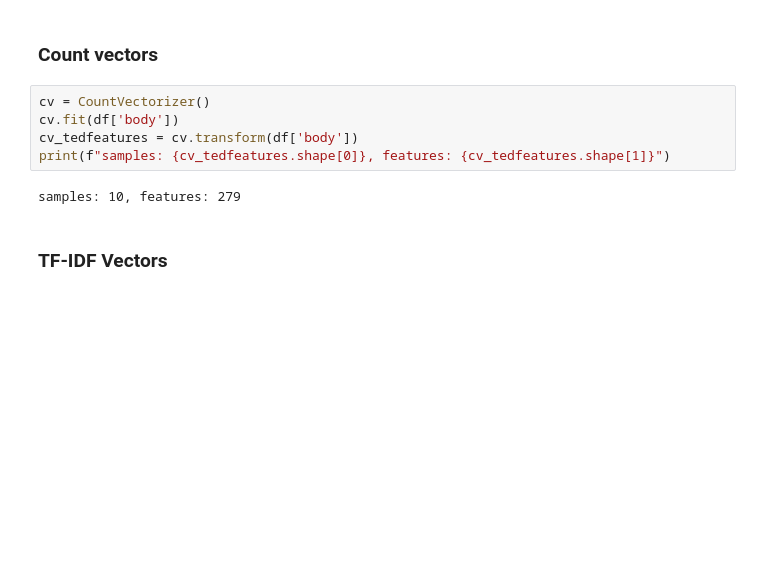
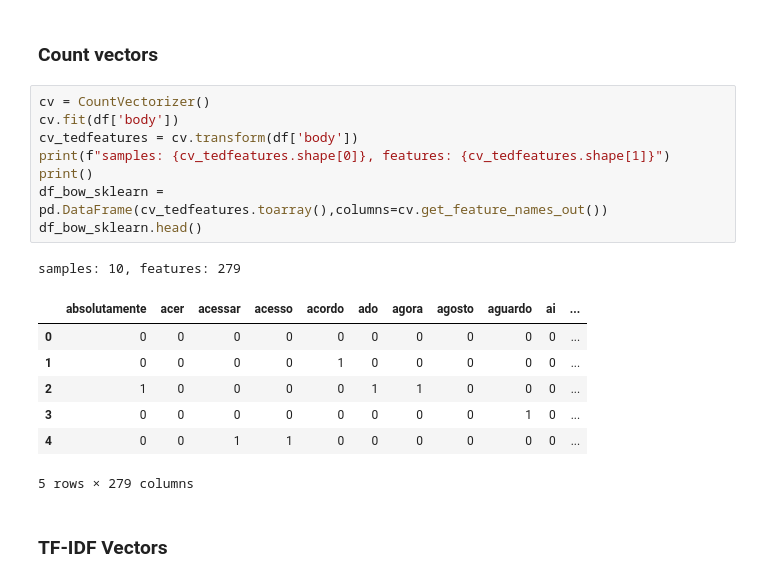
Before and after one commit to mathewsrc/Topic-Modeling-Reclame-Aqui, a Jupyter notebook: Unsupervised_Sentiment_Analysis.ipynb, the cells around one changed output. Saved outputs shown, nothing was run; the diff lists cells and outputs as text; blank space fills up the shorter version.

```diff
--- a/Unsupervised_Sentiment_Analysis.ipynb
+++ b/Unsupervised_Sentiment_Analysis.ipynb
@@ -225,10 +220,20 @@ df['body'][0]
 # %%
 cv = CountVectorizer()
 cv.fit(df['body'])
 cv_tedfeatures = cv.transform(df['body'])
 print(f"samples: {cv_tedfeatures.shape[0]}, features: {cv_tedfeatures.shape[1]}")
+print()
+df_bow_sklearn = pd.DataFrame(cv_tedfeatures.toarray(),columns=cv.get_feature_names_out())
+df_bow_sklearn.head()
 # %% [output]
 samples: 10, features: 279
+|  | absolutamente | acer | acessar | acesso | acordo | ado | agora | agosto | aguardo | ai | ... |
+| 0 | 0 | 0 | 0 | 0 | 0 | 0 | 0 | 0 | 0 | 0 | ... |
+| 1 | 0 | 0 | 0 | 0 | 1 | 0 | 0 | 0 | 0 | 0 | ... |
+| 2 | 1 | 0 | 0 | 0 | 0 | 1 | 1 | 0 | 0 | 0 | ... |
+| 3 | 0 | 0 | 0 | 0 | 0 | 0 | 0 | 0 | 1 | 0 | ... |
+| 4 | 0 | 0 | 1 | 1 | 0 | 0 | 0 | 0 | 0 | 0 | ... |
+5 rows × 279 columns
 # %% [markdown]
 ### **TF-IDF Vectors**
 # %%
```
Also changed, not shown: parts of 23 cells of this notebook.
